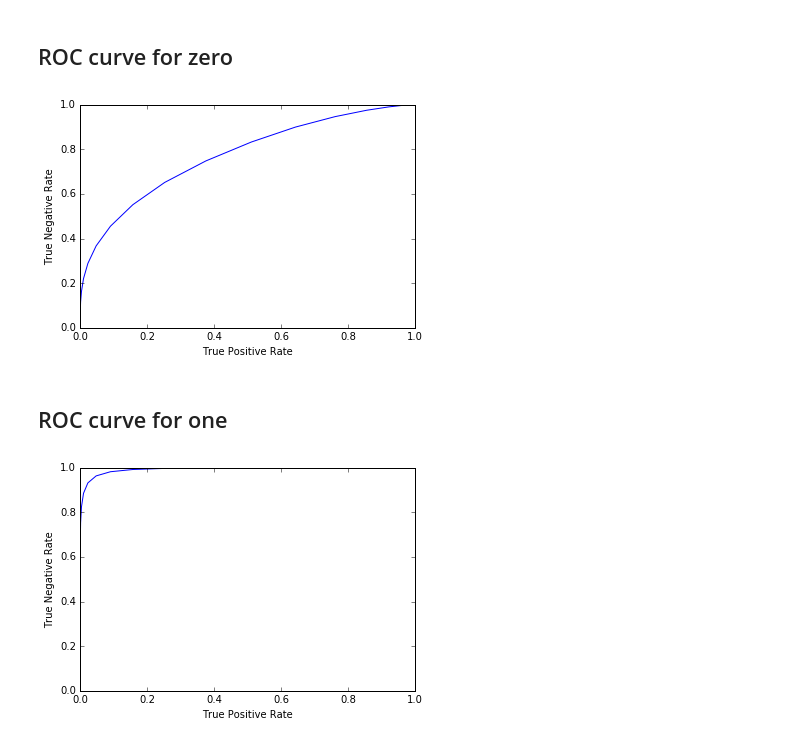
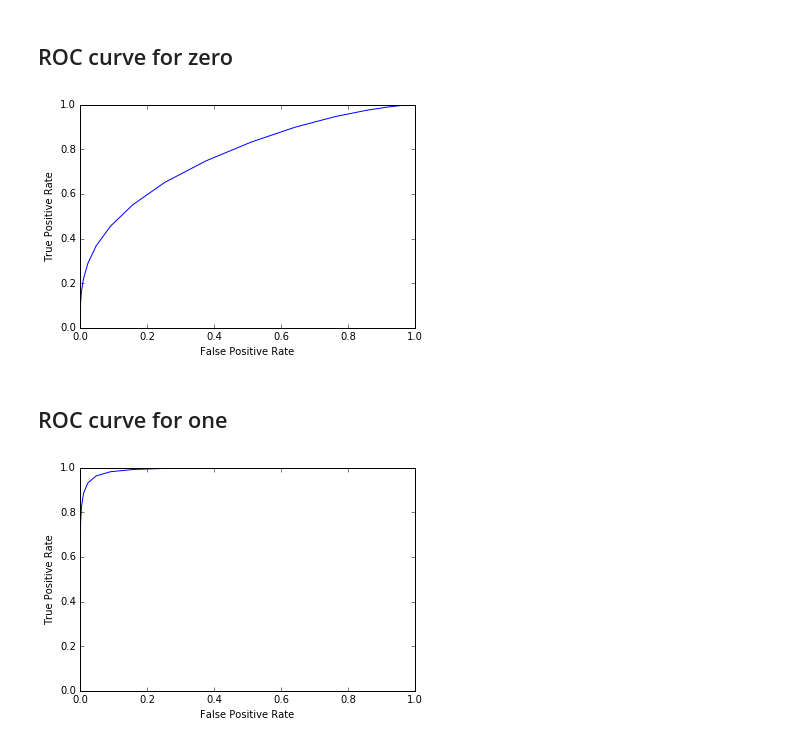
Before and after one commit to francescoperera/applied-machine-learning, a Jupyter notebook: lab1/CS 5789 - Lab 1.ipynb, the cells around one changed output. Cells and saved outputs as stored; diff of their text form; code cells hidden in the pictures.

```diff
--- a/lab1/CS 5789 - Lab 1.ipynb
+++ b/lab1/CS 5789 - Lab 1.ipynb
@@ -214,17 +214,17 @@ ratesOne = getROCRates(sorted(genuineOne),sorted(impostor),100)
 ## ROC curve for zero
 # %%
 plt.plot(ratesZero["fpr"],ratesZero["tpr"])
-plt.ylabel("True Negative Rate")
-plt.xlabel("True Positive Rate")
+plt.ylabel("True Positive Rate")
+plt.xlabel("False Positive Rate")
 plt.show()
 # %% [output]
-[figure, old version]
+[figure, new version]
 # %% [markdown]
 ## ROC curve for one
 # %%
 plt.plot(ratesOne["fpr"],ratesOne["tpr"])
-plt.ylabel("True Negative Rate")
-plt.xlabel("True Positive Rate")
+plt.ylabel("True Positive Rate")
+plt.xlabel("False Positive Rate")
 plt.show()
 # %% [output]
-[figure, old version]
+[figure, new version]
```
